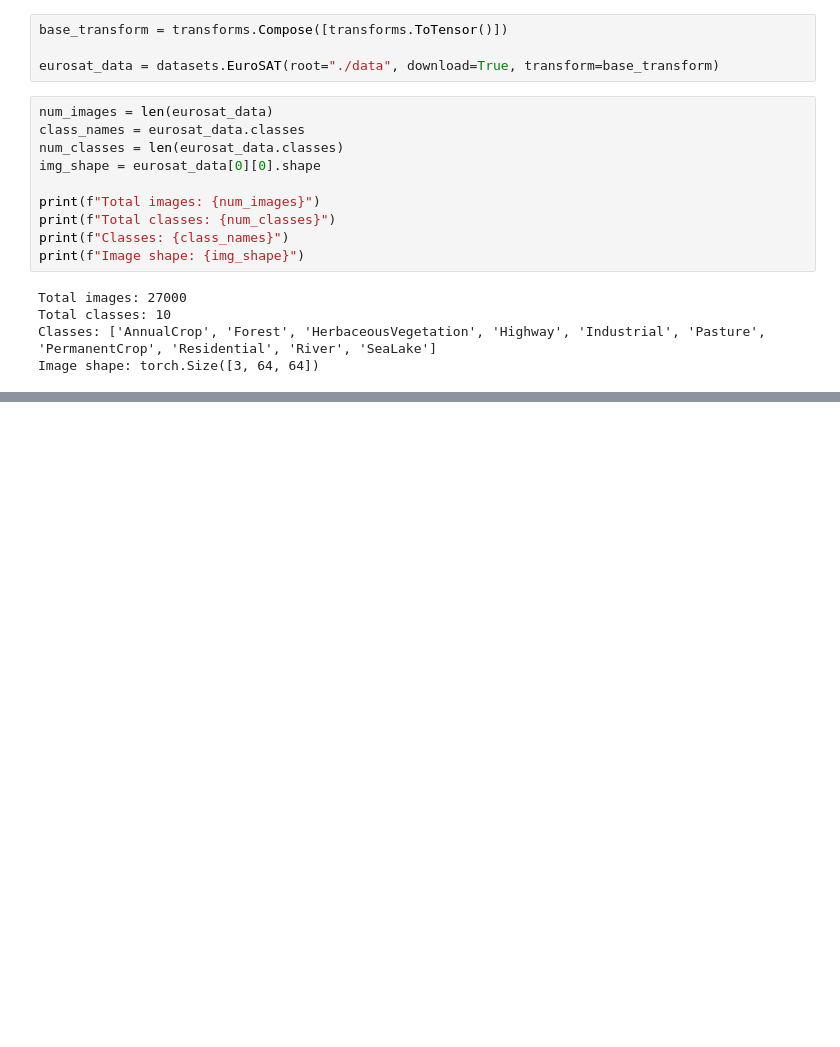
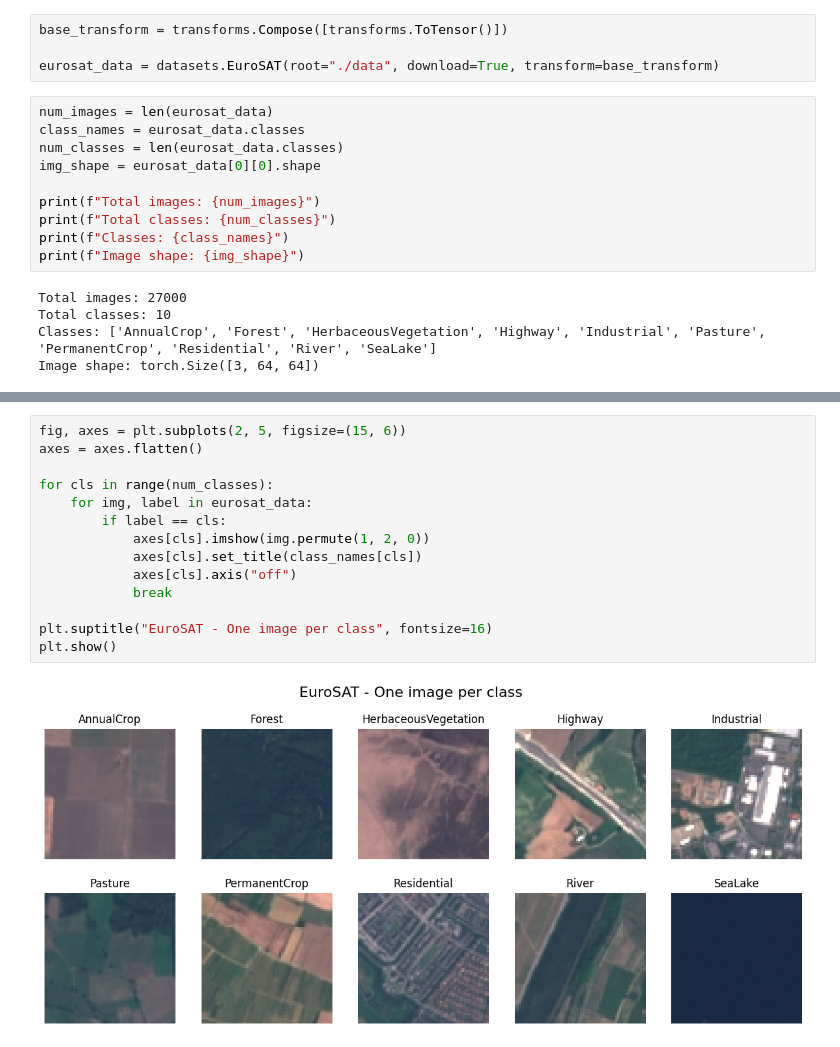
Before and after one commit to dboutzounis/Satellite-Data-Comparative-Study, a Jupyter notebook: satellite_image_classification.ipynb, the cells around one changed output, grey strips where cells are left out. Saved outputs shown, nothing was run; the diff lists cells and outputs as text; blank space fills up the shorter version.

Commit message:
preprocessing, augmentation, splits and visualization

```diff
--- a/satellite_image_classification.ipynb
+++ b/satellite_image_classification.ipynb
@@ -59,0 +129,16 @@ Image shape: torch.Size([3, 64, 64])
+# %%
+fig, axes = plt.subplots(2, 5, figsize=(15, 6))
+axes = axes.flatten()
+
+for cls in range(num_classes):
+    for img, label in eurosat_data:
+        if label == cls:
+            axes[cls].imshow(img.permute(1, 2, 0))
+            axes[cls].set_title(class_names[cls])
+            axes[cls].axis("off")
+            break
+
+plt.suptitle("EuroSAT - One image per class", fontsize=16)
+plt.show()
+# %% [output]
+[figure, added]
```
Also changed, not shown: parts of 7 cells of this notebook.
